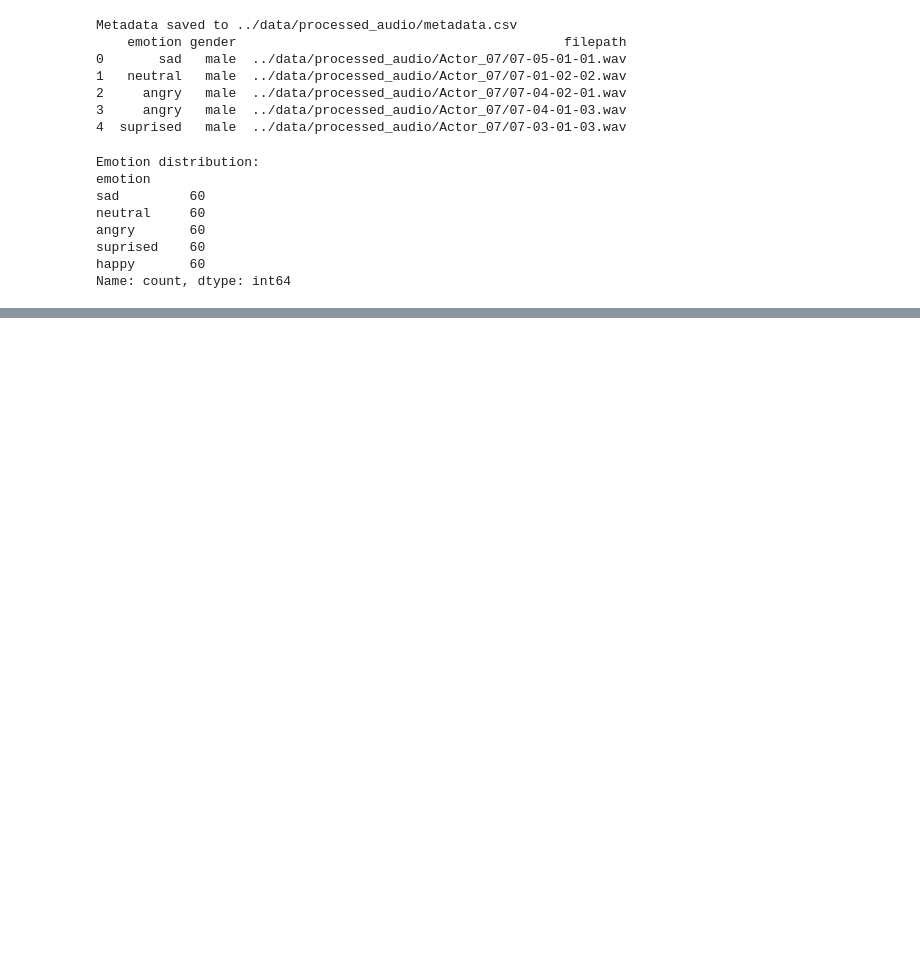
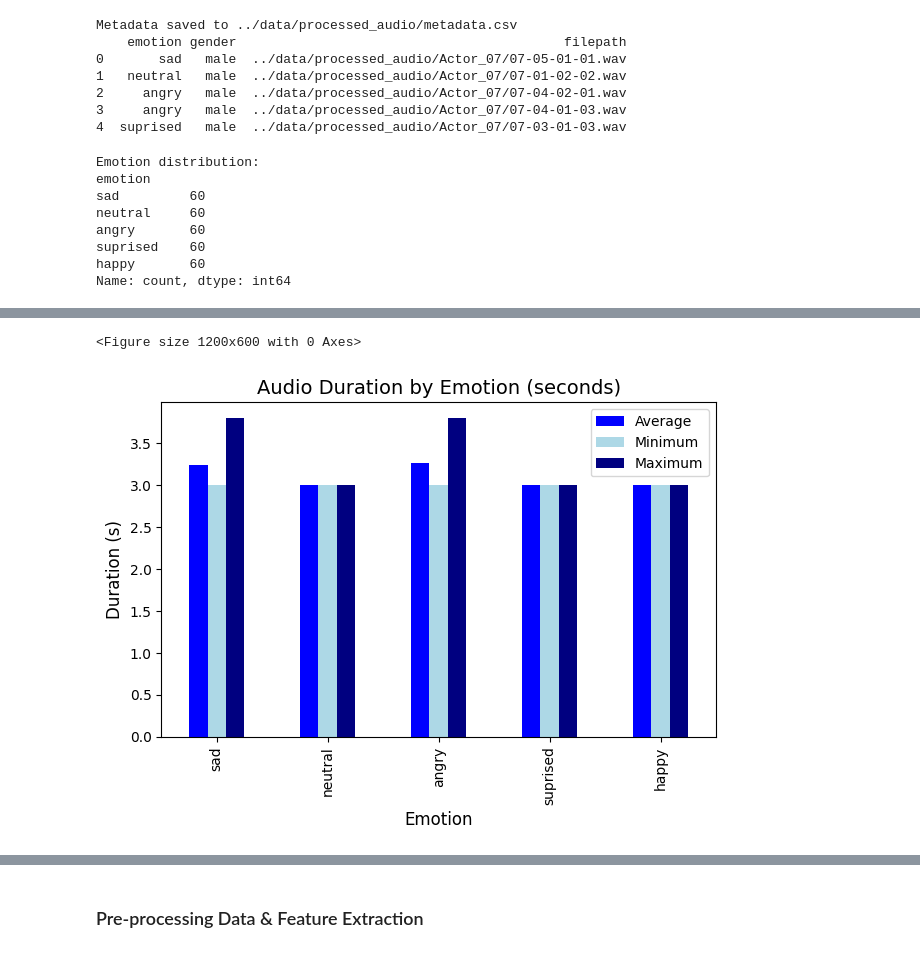
Before and after one commit to Reiaslite/speech-emotion-recognition, a Jupyter notebook: notebooks/main.ipynb, the cells around one changed output, grey strips where cells are left out. Saved outputs shown, nothing was run; the diff lists cells and outputs as text; code cells hidden in the pictures; blank space fills up the shorter version.

```diff
--- a/notebooks/main.ipynb
+++ b/notebooks/main.ipynb
@@ -108,0 +173,76 @@ Name: count, dtype: int64
+# %%
+def analyze_emotion_audio_statistics(df):
+    """
+    Analyze and visualize duration statistics of raw audio files grouped by emotion
+
+    Parameters:
+    - df: DataFrame containing 'emotion' and 'filepath' columns
+
+    Returns:
+    - DataFrame with audio statistics by emotion
+    """
+    # Get unique emotions
+    emotions = df['emotion'].unique()
+
+    # Prepare data storage
+    stats = {
+        'emotion': [],
+        'avg_duration': [],
+        'min_duration': [],
+        'max_duration': []
+    }
+
+    # Process each emotion
+    for emotion in emotions:
+        # Get file paths for this emotion
+        emotion_files = df[df['emotion'] == emotion]['filepath']
+
+        durations = []
+
+        # Process each file
+        for file_path in emotion_files:
+            # Load raw audio
+            audio, sample_rate = librosa.load(file_path, sr=None)
+
+            # Calculate duration
+            duration = len(audio) / sample_rate
+            durations.append(duration)
+
+        # Store statistics
+        stats['emotion'].append(emotion)
+        stats['avg_duration'].append(np.mean(durations))
+        stats['min_duration'].append(np.min(durations))
+        stats['max_duration'].append(np.max(durations))
+
+    # Create a DataFrame with statistics
+    stats_df = pd.DataFrame(stats)
+
+    # Create figure for duration plot
+    plt.figure(figsize=(12, 6))
+
+    # Duration plot
+    ax = stats_df.plot(x='emotion', y=['avg_duration', 'min_duration', 'max_duration'],
+                kind='bar', color=['blue', 'lightblue', 'navy'])
+
+    # Add value labels on top of bars
+    # for container in ax.containers:
+    #     ax.bar_label(container, fmt='%.2f', fontsize=9)
+
+    plt.title('Audio Duration by Emotion (seconds)', fontsize=14)
+    plt.xlabel('Emotion', fontsize=12)
+    plt.ylabel('Duration (s)', fontsize=12)
+    # plt.grid(axis='y', linestyle='--', alpha=0.7)
+    plt.legend(['Average', 'Minimum', 'Maximum'])
+
+    plt.tight_layout()
+    # plt.savefig('emotion_duration_statistics.png', dpi=300)
+    plt.show()
+
+    return stats_df
+
+# Call the function with your DataFrame
+stats_df = analyze_emotion_audio_statistics(df)
+print(stats_df)
+# %% [output]
+<Figure size 1200x600 with 0 Axes>
+[figure, added]
@@ -109,3 +255,5 @@ Name: count, dtype: int64
+# %% [markdown]
+### Pre-processing Data & Feature Extraction
 # %%
 def noise(data):
     noise_amp = 0.05 * np.random.uniform() * np.amax(data)
```
Also changed, not shown: parts of 20 cells of this notebook.
